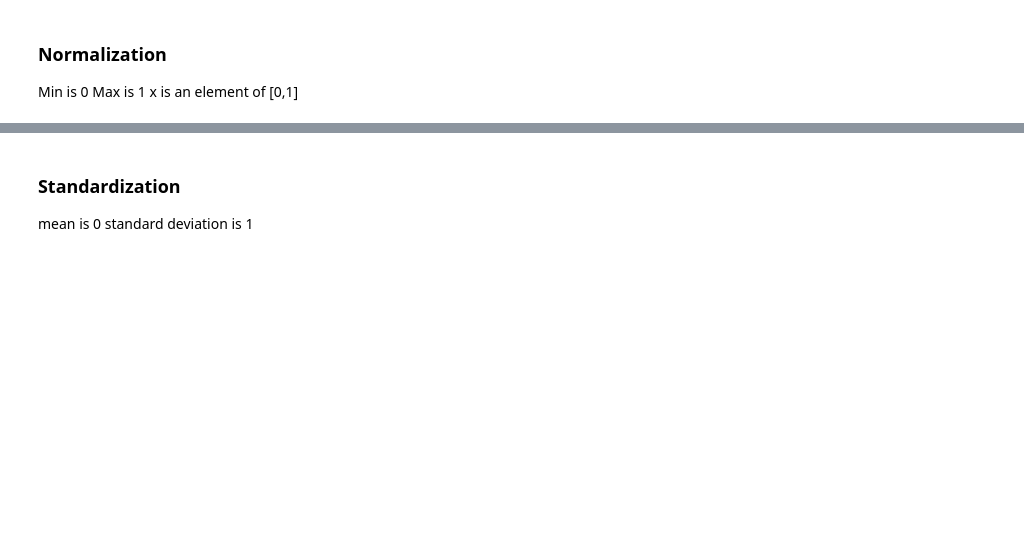
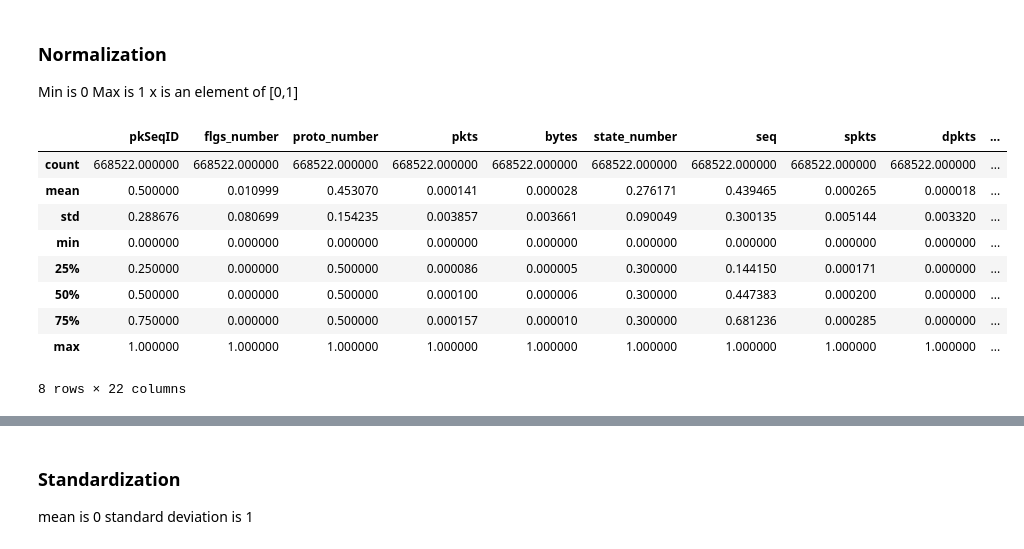
Before and after one commit to Specoptor/bot-iot, a Jupyter notebook: eda.ipynb, the cells around one changed output, grey strips where cells are left out. Drawn from its saved outputs; the diff is of its cells as text; code cells hidden in the pictures; blank space fills up the shorter version.

```diff
--- a/eda.ipynb
+++ b/eda.ipynb
@@ -96,6 +96,28 @@ Name: subcategory, dtype: int64
 Min is 0
 Max is 1
 x is an element of [0,1]
+# %%
+from sklearn.preprocessing import StandardScaler,MinMaxScaler, RobustScaler
+min_max_scaler = MinMaxScaler().fit(df_discrete)
+
+# # # Apply normalisation to dataset
+# X_train = min_max_scaler.transform(X_train)
+#
+# # # All values between 0 and 1
+# pd.Series(X_train.flatten()).describe()
+df_discrete_normalized = min_max_scaler.transform(df_discrete)
+pd.DataFrame(df_discrete_normalized, columns=discrete).describe()
+# %% [output]
+|  | pkSeqID | flgs_number | proto_number | pkts | bytes | state_number | seq | spkts | dpkts | ... |
+| count | 668522.000000 | 668522.000000 | 668522.000000 | 668522.000000 | 668522.000000 | 668522.000000 | 668522.000000 | 668522.000000 | 668522.000000 | ... |
+| mean | 0.500000 | 0.010999 | 0.453070 | 0.000141 | 0.000028 | 0.276171 | 0.439465 | 0.000265 | 0.000018 | ... |
+| std | 0.288676 | 0.080699 | 0.154235 | 0.003857 | 0.003661 | 0.090049 | 0.300135 | 0.005144 | 0.003320 | ... |
+| min | 0.000000 | 0.000000 | 0.000000 | 0.000000 | 0.000000 | 0.000000 | 0.000000 | 0.000000 | 0.000000 | ... |
+| 25% | 0.250000 | 0.000000 | 0.500000 | 0.000086 | 0.000005 | 0.300000 | 0.144150 | 0.000171 | 0.000000 | ... |
+| 50% | 0.500000 | 0.000000 | 0.500000 | 0.000100 | 0.000006 | 0.300000 | 0.447383 | 0.000200 | 0.000000 | ... |
+| 75% | 0.750000 | 0.000000 | 0.500000 | 0.000157 | 0.000010 | 0.300000 | 0.681236 | 0.000285 | 0.000000 | ... |
+| max | 1.000000 | 1.000000 | 1.000000 | 1.000000 | 1.000000 | 1.000000 | 1.000000 | 1.000000 | 1.000000 | ... |
+8 rows × 22 columns
 # %%
 _scaler = MinMaxScaler()
 for _col in continuous:
```
Also changed, not shown: parts of 3 cells of this notebook.
